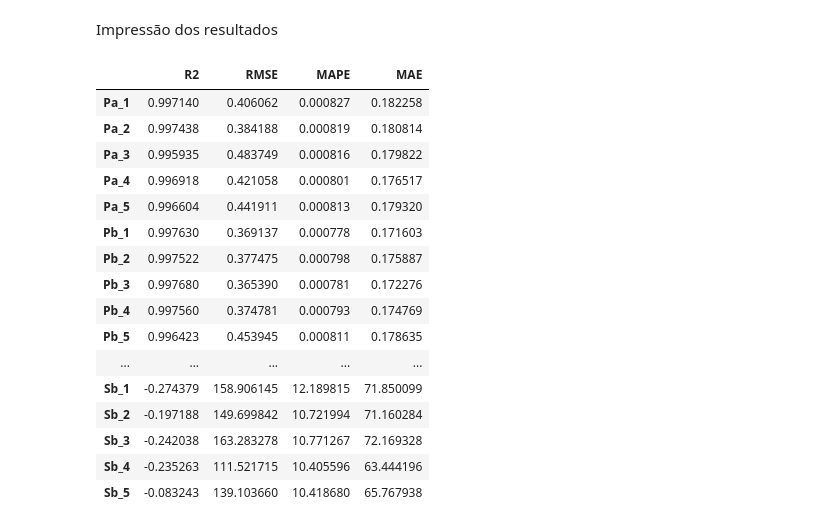
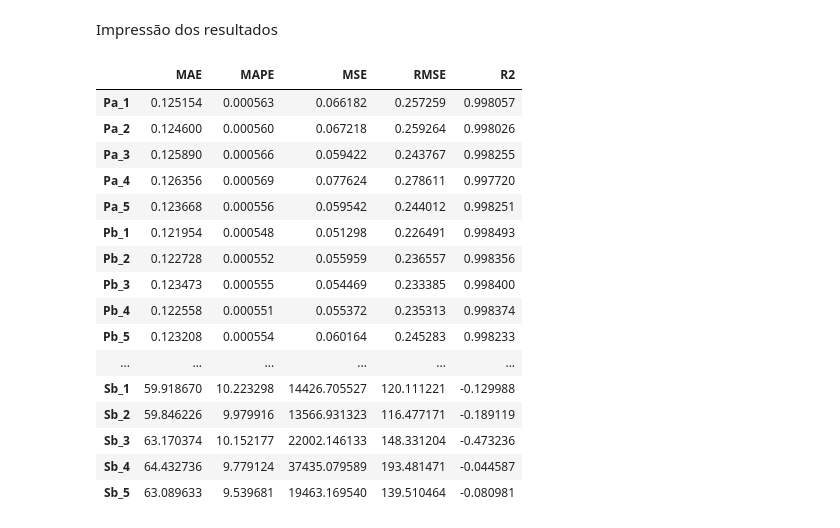
Before and after one commit to AILAB-CEFET-RJ/dtml, a Jupyter notebook: notebook/data_featuring.ipynb, the cells around one changed output. Saved outputs shown, nothing was run; the diff lists cells and outputs as text; code cells hidden in the pictures.

```diff
--- a/notebook/data_featuring.ipynb
+++ b/notebook/data_featuring.ipynb
@@ -81,5 +83,5 @@ df #print
 Realizando ordenação por data de captura e tipo de oferta
   - Isso é essencial para agrupar posteriormente esses dados
 # %%
-df = df.sort_values(by=['Fdate', 'Type'], ascending=[True, True]).reset_index(drop=True)
-df.head(11) #print
+# df = df.sort_values(by=['Fdate', 'Type'], ascending=[True, True]).reset_index(drop=True)
+# df.head(11) #print
@@ -135,8 +122,14 @@ Reordenam-se as transações para facilitar o treinamento do modelo
 # %%
-df2 = df2.set_index(['Fdate', 'Type'])
-df2.loc[(slice(None), "asks"), :] = df2.loc[(slice(None), "asks"), :].sort_values(['Fdate', 'P'], ascending=[True, True])
-df2.loc[(slice(None), "bids"), :] = df2.loc[(slice(None), "bids"), :].sort_values(['Fdate', 'P'], ascending=[True, False])
+# df2 = df2.set_index(['Fdate', 'Type'])
+# df2.loc[(slice(None), "asks"), :] = df2.loc[(slice(None), "asks"), :].sort_values(['Fdate', 'P'], ascending=[True, True])
+# df2.loc[(slice(None), "bids"), :] = df2.loc[(slice(None), "bids"), :].sort_values(['Fdate', 'P'], ascending=[True, False])
+# df2 = df2.reset_index()
 
-df2 = df2.reset_index()
+# df2 = df2.sort_values(by=['Fdate', 'P'], ascending=[True, False])
+
+df2 = df2.set_index(['Fdate'])
+df2['T'] = pd.to_datetime(df2['T'], format='%H:%M:%S').dt.time
+df2 = df2.sort_values(by=['Fdate', 'T'], ascending=[True, False]).reset_index()
+
 df2.head(15) #print
 # %% [output]
@@ -159,3 +152,5 @@ df2.head(15) #print
+# %%
+df2 = df2.drop('T', axis=1)
 # %% [markdown]
 Para que as capturas sejam agrupadas por horário, precisamos ter diferentes níveis para cada tipo de oferta.
   - Haverão 5 níveis de ask e 5 níveis de bid por captura
@@ -303,33 +301,35 @@ y_pred = model.predict(X_test)
 r2 = r2_score(y_test, y_pred, multioutput='raw_values')
 mape = mean_absolute_percentage_error(y_test, y_pred, multioutput='raw_values')
 mae = mean_absolute_error(y_test, y_pred, multioutput='raw_values')
+mse = mean_squared_error(y_test, y_pred, multioutput='raw_values')
 rmse = np.sqrt(mean_squared_error(y_test, y_pred, multioutput='raw_values'))
 # %% [markdown]
 Impressão dos resultados
 # %%
 results = pd.DataFrame({
+    'MAE': mae,
+    'MAPE': mape,
+    'MSE': mse,
+    'RMSE': rmse,
     'R2': r2,
-    'RMSE': rmse,
-    'MAPE': mape,
-    'MAE': mae
 }, index=y_test.columns)
 
 results #print
 # %% [output]
-|  | R2 | RMSE | MAPE | MAE |
-| Pa_1 | 0.997140 | 0.406062 | 0.000827 | 0.182258 |
-| Pa_2 | 0.997438 | 0.384188 | 0.000819 | 0.180814 |
-| Pa_3 | 0.995935 | 0.483749 | 0.000816 | 0.179822 |
-| Pa_4 | 0.996918 | 0.421058 | 0.000801 | 0.176517 |
-| Pa_5 | 0.996604 | 0.441911 | 0.000813 | 0.179320 |
-| Pb_1 | 0.997630 | 0.369137 | 0.000778 | 0.171603 |
-| Pb_2 | 0.997522 | 0.377475 | 0.000798 | 0.175887 |
-| Pb_3 | 0.997680 | 0.365390 | 0.000781 | 0.172276 |
-| Pb_4 | 0.997560 | 0.374781 | 0.000793 | 0.174769 |
-| Pb_5 | 0.996423 | 0.453945 | 0.000811 | 0.178635 |
-| ... | ... | ... | ... | ... |
-| Sb_1 | -0.274379 | 158.906145 | 12.189815 | 71.850099 |
-| Sb_2 | -0.197188 | 149.699842 | 10.721994 | 71.160284 |
-| Sb_3 | -0.242038 | 163.283278 | 10.771267 | 72.169328 |
-| Sb_4 | -0.235263 | 111.521715 | 10.405596 | 63.444196 |
-| Sb_5 | -0.083243 | 139.103660 | 10.418680 | 65.767938 |
+|  | MAE | MAPE | MSE | RMSE | R2 |
+| Pa_1 | 0.125154 | 0.000563 | 0.066182 | 0.257259 | 0.998057 |
+| Pa_2 | 0.124600 | 0.000560 | 0.067218 | 0.259264 | 0.998026 |
+| Pa_3 | 0.125890 | 0.000566 | 0.059422 | 0.243767 | 0.998255 |
+| Pa_4 | 0.126356 | 0.000569 | 0.077624 | 0.278611 | 0.997720 |
+| Pa_5 | 0.123668 | 0.000556 | 0.059542 | 0.244012 | 0.998251 |
+| Pb_1 | 0.121954 | 0.000548 | 0.051298 | 0.226491 | 0.998493 |
+| Pb_2 | 0.122728 | 0.000552 | 0.055959 | 0.236557 | 0.998356 |
+| Pb_3 | 0.123473 | 0.000555 | 0.054469 | 0.233385 | 0.998400 |
+| Pb_4 | 0.122558 | 0.000551 | 0.055372 | 0.235313 | 0.998374 |
+| Pb_5 | 0.123208 | 0.000554 | 0.060164 | 0.245283 | 0.998233 |
+| ... | ... | ... | ... | ... | ... |
+| Sb_1 | 59.918670 | 10.223298 | 14426.705527 | 120.111221 | -0.129988 |
+| Sb_2 | 59.846226 | 9.979916 | 13566.931323 | 116.477171 | -0.189119 |
+| Sb_3 | 63.170374 | 10.152177 | 22002.146133 | 148.331204 | -0.473236 |
+| Sb_4 | 64.432736 | 9.779124 | 37435.079589 | 193.481471 | -0.044587 |
+| Sb_5 | 63.089633 | 9.539681 | 19463.169540 | 139.510464 | -0.080981 |
```
Also changed, not shown: parts of 15 cells of this notebook, 1 other file.
